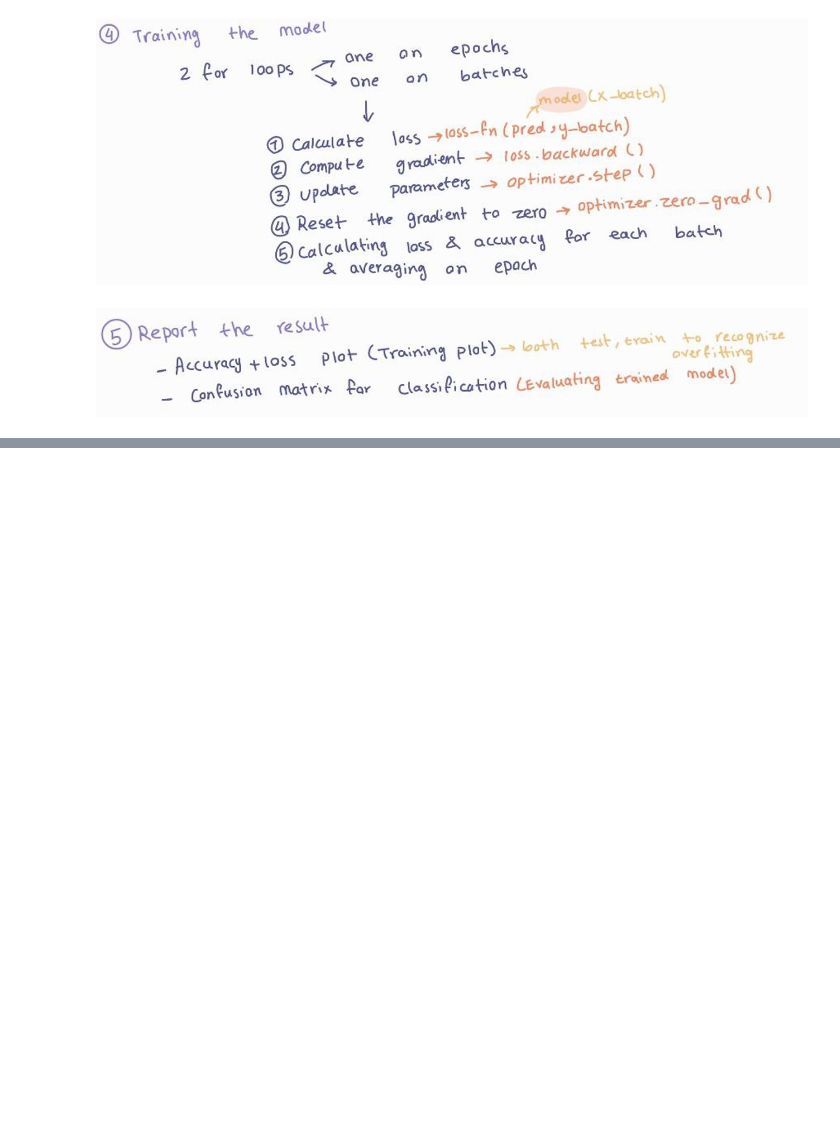
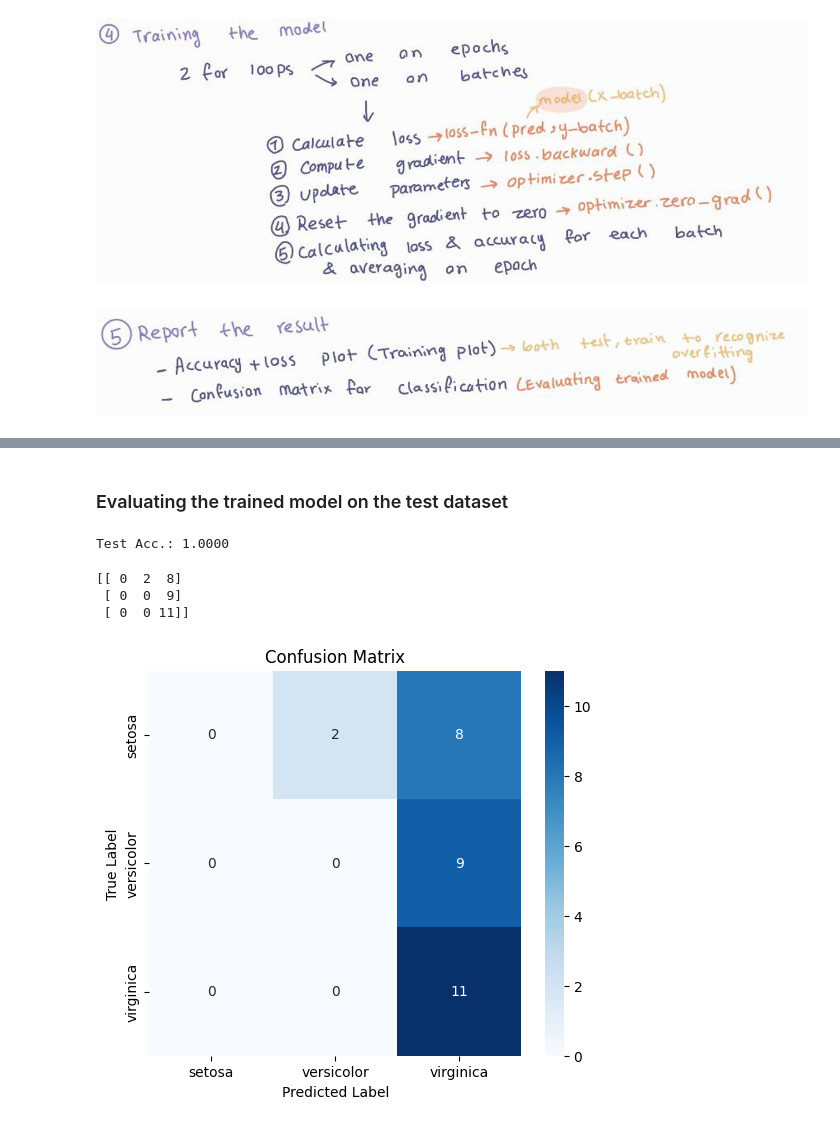
Before and after one commit to mobinapourmoshir/Functional-Deep-Learning, a Jupyter notebook: DNN Basics.ipynb, the cells around one changed output, grey strips where cells are left out. Cells and saved outputs as stored; diff of their text form; code cells hidden in the pictures; blank space fills up the shorter version.

Commit message:
Confusion matrix

```diff
--- a/DNN Basics.ipynb
+++ b/DNN Basics.ipynb
@@ -215,0 +216,57 @@ plt.show()
+# %% [markdown]
+### Evaluating the trained model on the test dataset
+# %%
+X_test_norm = (X_test - np.mean(X_train)) / np.std(X_train)
+X_test_norm = torch.from_numpy(X_test_norm).float()
+y_test = torch.from_numpy(y_test)
+pred_test = model(X_test_norm)
+correct = (torch.argmax(pred_test, dim=1) == y_test).float()
+accuracy = correct.mean()
+print(f'Test Acc.: {accuracy:.4f}')
+# %% [output]
+Test Acc.: 1.0000
+# %%
+# Confusion matrix
+from sklearn.metrics import confusion_matrix
+import torch
+
+# Test DataLoader
+torch_y_test = y_test.long()
+torch_X_test = torch.from_numpy(X_test).float()
+test_ds = TensorDataset(torch_X_test, torch_y_test)
+test_dl = DataLoader(test_ds, batch_size=batch_size)
+
+# Put model in evaluation mode
+model.eval()
+
+all_preds = []
+all_labels = []
+
+with torch.no_grad():  # No gradient calculation needed for evaluation
+    for x_batch, y_batch in test_dl:
+        pred = model(x_batch)
+        pred_classes = torch.argmax(pred, dim=1)
+
+        all_preds.extend(pred_classes.cpu().numpy())   # Store predicted classes
+        all_labels.extend(y_batch.cpu().numpy())       # Store true labels
+
+cm = confusion_matrix(all_labels, all_preds)
+print(cm)
+# %% [output]
+[[ 0  2  8]
+ [ 0  0  9]
+ [ 0  0 11]]
+# %%
+import seaborn as sns
+import matplotlib.pyplot as plt
+
+plt.figure(figsize=(6, 5))
+sns.heatmap(cm, annot=True, fmt='d', cmap='Blues',
+            xticklabels=iris.target_names,
+            yticklabels=iris.target_names)
+plt.xlabel('Predicted Label')
+plt.ylabel('True Label')
+plt.title('Confusion Matrix')
+plt.show()
+# %% [output]
+[figure, added]
```
Also changed, not shown: parts of 4 cells of this notebook.
